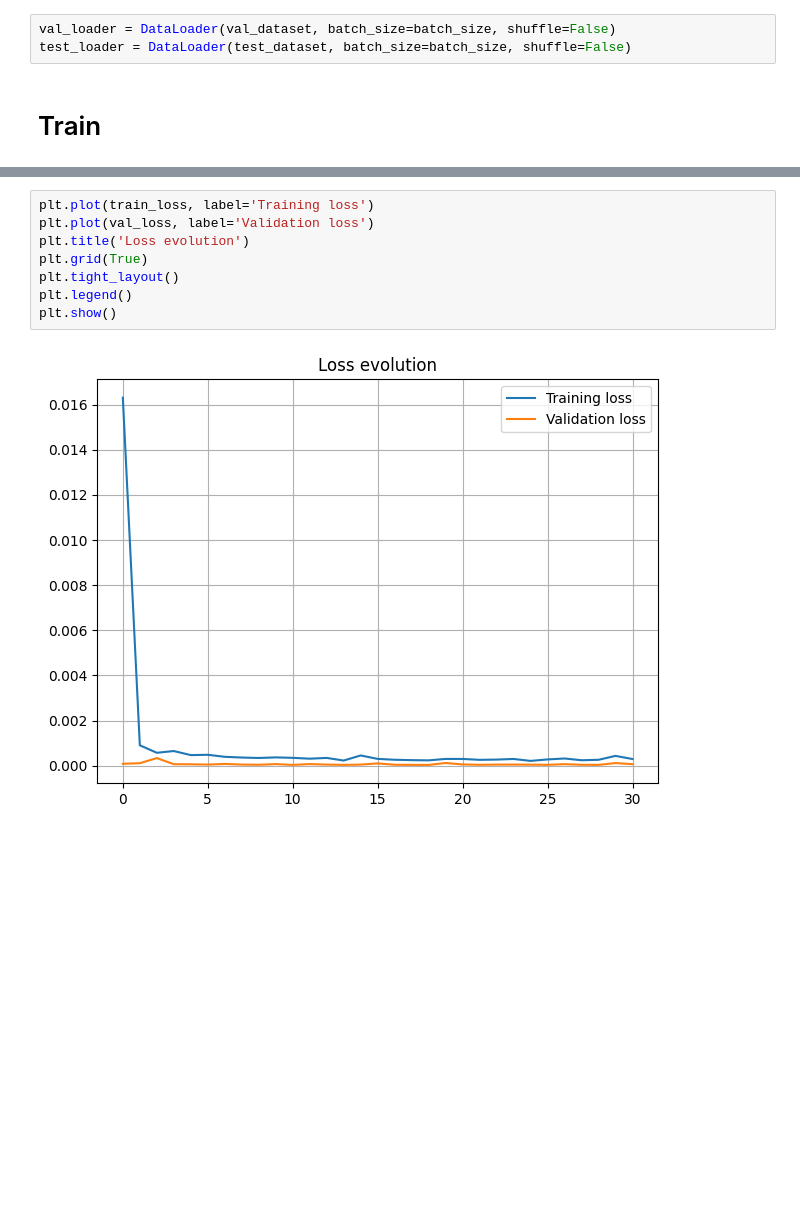
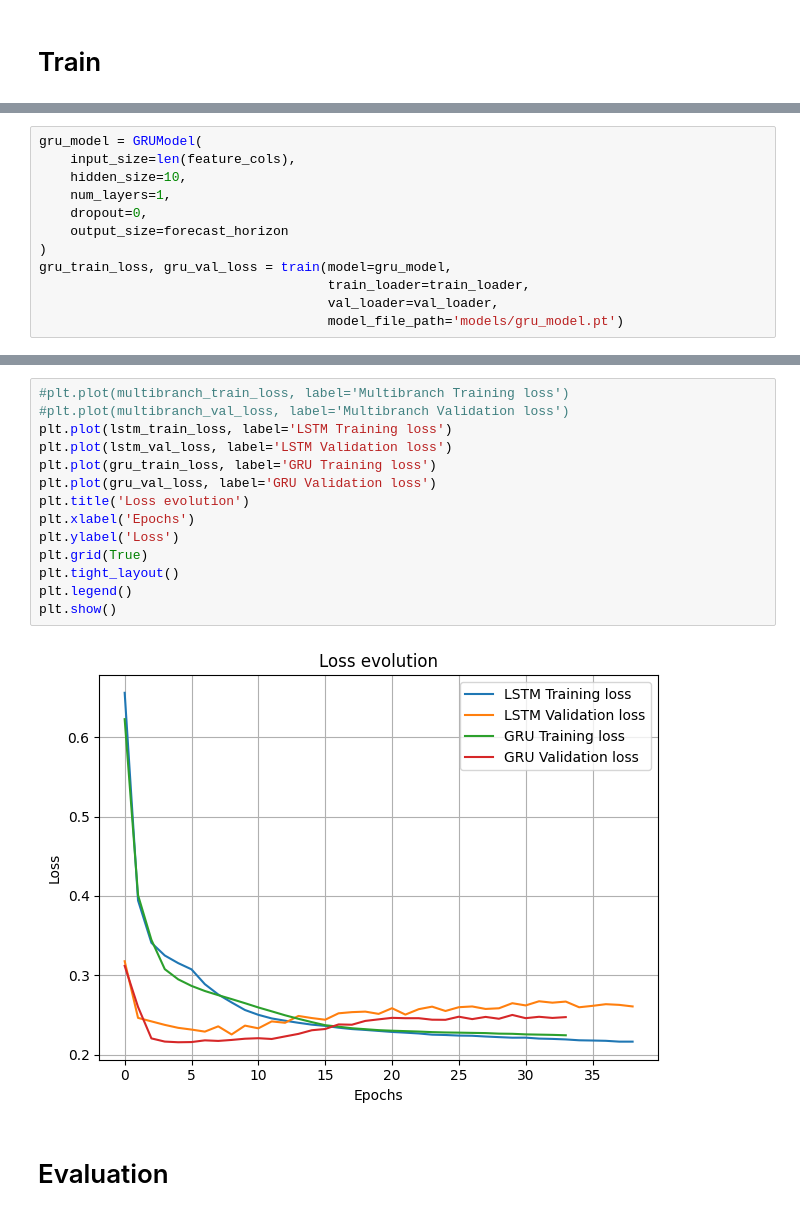
Before and after one commit to tobiasgrandi/Multibranch-TimeSeries-NN, a Jupyter notebook: training.ipynb, the cells around one changed output, grey strips where cells are left out. Cells and saved outputs as stored; diff of their text form; blank space fills up the shorter version.

Commit message:
feat(training): new functions and new models support

```diff
--- a/training.ipynb
+++ b/training.ipynb
@@ -82,5 +103,2 @@ test_dataset = YoutubeDataset(
-# %%
-val_loader = DataLoader(val_dataset, batch_size=batch_size, shuffle=False)
-test_loader = DataLoader(test_dataset, batch_size=batch_size, shuffle=False)
 # %% [markdown]
 # Train
@@ -137,0 +183,12 @@ No improvement in validation loss [10/30]
+# %%
+gru_model = GRUModel(
+    input_size=len(feature_cols),
+    hidden_size=10,
+    num_layers=1,
+    dropout=0,
+    output_size=forecast_horizon
+)
+gru_train_loss, gru_val_loss = train(model=gru_model,
+                                     train_loader=train_loader,
+                                     val_loader=val_loader,
+                                     model_file_path='models/gru_model.pt')
@@ -138,11 +216,19 @@ No improvement in validation loss [10/30]
 # %%
-plt.plot(train_loss, label='Training loss')
-plt.plot(val_loss, label='Validation loss')
+#plt.plot(multibranch_train_loss, label='Multibranch Training loss')
+#plt.plot(multibranch_val_loss, label='Multibranch Validation loss')
+plt.plot(lstm_train_loss, label='LSTM Training loss')
+plt.plot(lstm_val_loss, label='LSTM Validation loss')
+plt.plot(gru_train_loss, label='GRU Training loss')
+plt.plot(gru_val_loss, label='GRU Validation loss')
 plt.title('Loss evolution')
+plt.xlabel('Epochs')
+plt.ylabel('Loss')
 plt.grid(True)
 plt.tight_layout()
 plt.legend()
 plt.show()
 # %% [output]
-[figure, old version]
+[figure, new version]
+# %% [markdown]
+# Evaluation
 # %%
```
Also changed, not shown: parts of 10 cells of this notebook, 2 other files.
